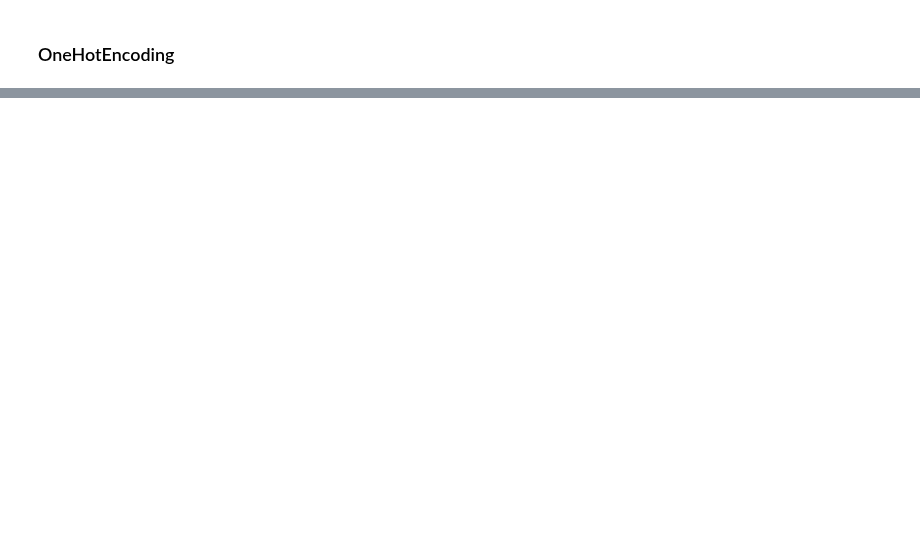
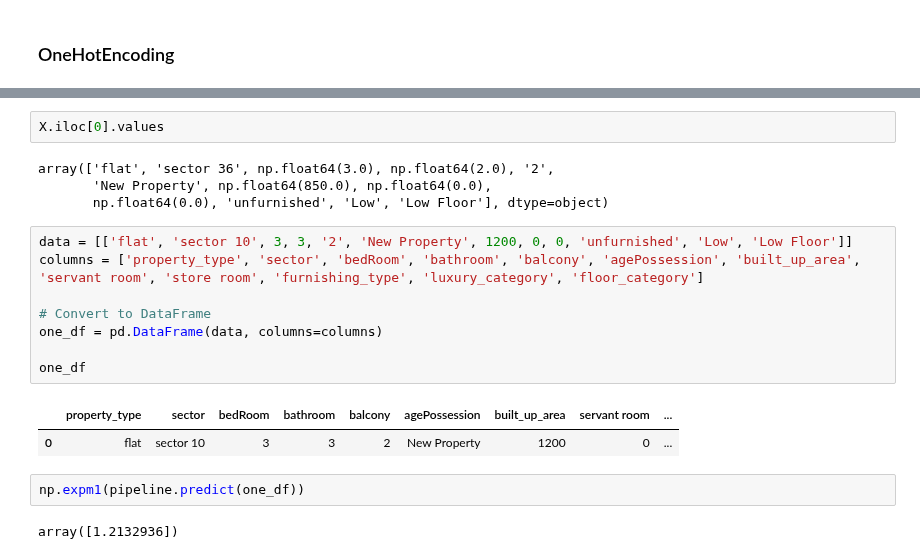
Before and after one commit to Apurba1903/Machine_Learning_Based_Real_Estate_System, a Jupyter notebook: BModels/baseline_model.ipynb, the cells around one changed output, grey strips where cells are left out. Cells and saved outputs as stored; diff of their text form; blank space fills up the shorter version.

```diff
--- a/BModels/baseline_model.ipynb
+++ b/BModels/baseline_model.ipynb
@@ -187,0 +663,21 @@ model_df.sort_values(['mae'])
+# %%
+X.iloc[0].values
+# %% [output]
+array(['flat', 'sector 36', np.float64(3.0), np.float64(2.0), '2',
+       'New Property', np.float64(850.0), np.float64(0.0),
+       np.float64(0.0), 'unfurnished', 'Low', 'Low Floor'], dtype=object)
+# %%
+data = [['flat', 'sector 10', 3, 3, '2', 'New Property', 1200, 0, 0, 'unfurnished', 'Low', 'Low Floor']]
+columns = ['property_type', 'sector', 'bedRoom', 'bathroom', 'balcony', 'agePossession', 'built_up_area', 'servant room', 'store room', 'furnishing_type', 'luxury_category', 'floor_category']
+
+# Convert to DataFrame
+one_df = pd.DataFrame(data, columns=columns)
+
+one_df
+# %% [output]
+|  | property_type | sector | bedRoom | bathroom | balcony | agePossession | built_up_area | servant room | ... |
+| 0 | flat | sector 10 | 3 | 3 | 2 | New Property | 1200 | 0 | ... |
+# %%
+np.expm1(pipeline.predict(one_df))
+# %% [output]
+array([1.2132936])
```
Also changed, not shown: parts of 59 cells of this notebook.
